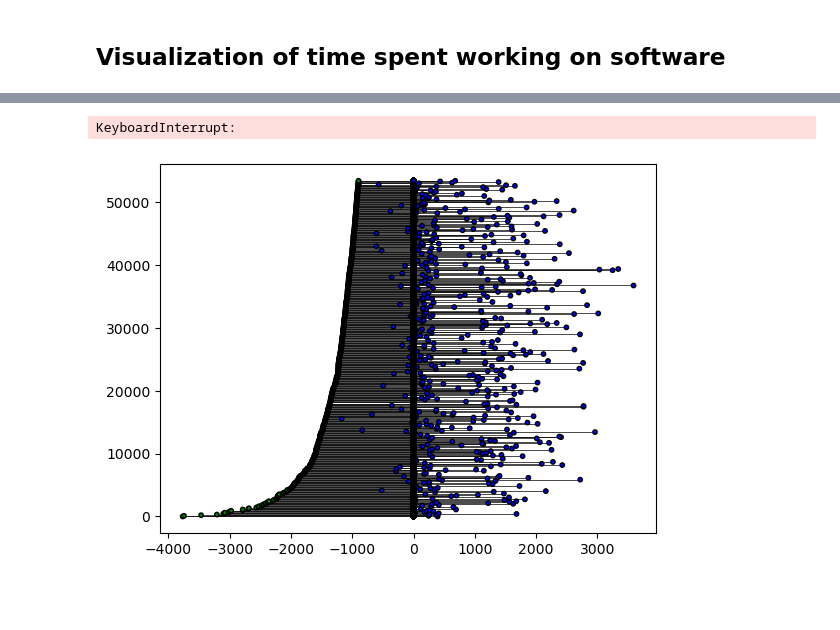
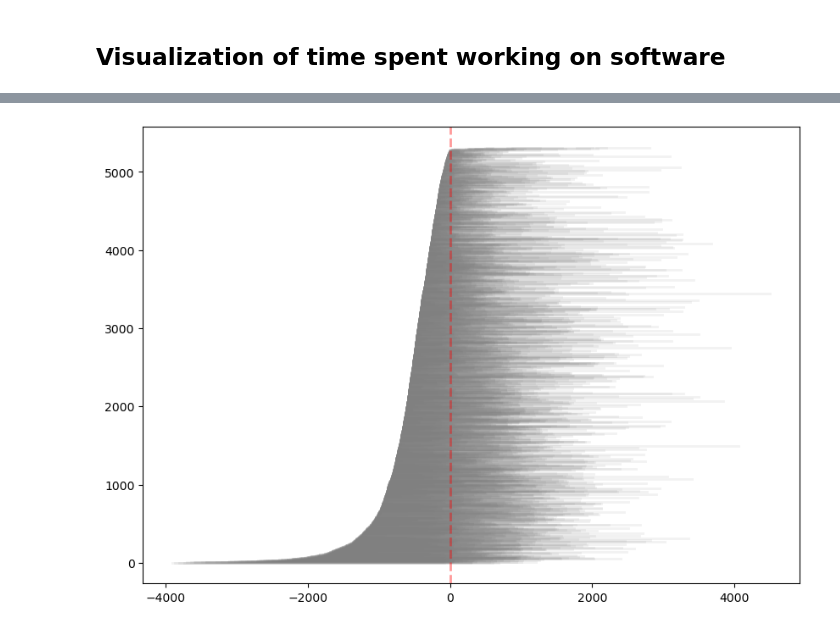
Before and after one commit to zhukovanadezhda/bioinformatics-software, a Jupyter notebook: pubmed_api.ipynb, the cells around one changed output, grey strips where cells are left out. Drawn from its saved outputs; the diff is of its cells as text; code cells hidden in the pictures; blank space fills up the shorter version.

Commit message:
fixed links extaction issues and added some graphs

```diff
--- a/pubmed_api.ipynb
+++ b/pubmed_api.ipynb
@@ -136,0 +112,3 @@ for id_iter in tqdm(df1["PMID"]):
+# %%
+df1['GitHub_link_raw'] = df1['Abstract'].astype(str).apply(pbmd.get_link)
+df1['GitHub_link_clean'] = df1['GitHub_link_raw'].astype(str).apply(pbmd.clean_link)
@@ -148,9 +142,9 @@ for i in tqdm(range(len(df1["PMID"]))):
     try:
         df1["Repo_created_at"].iloc[i], df1["Repo_updated_at"].iloc[i], log_error_repo = pbmd.get_repo_info(str(df1["GitHub_link_clean"].iloc[i]), log_error_repo)
     except:
-        log_error_repo.append(f"Error with PMID: {df1['PMID'][i]}")
+        log_error_repo.append(f"Error with PMID: {df1['PMID'][i]}\n")
         continue
-df1 = df1.reindex(columns=["PMID", "PubDate", "Repo_created_at", "Repo_updated_at", "DOI", "Journal", "Title", "GitHub_link_raw", "GitHub_link_clean", "Phrase", "Abstract"])
+df1 = df1.reindex(columns=["PMID", "PubDate", "Repo_created_at", "Repo_updated_at", "DOI", "Journal", "Title", "GitHub_link_raw", "GitHub_link_clean", "Abstract"])
 # %% [output]
 A value is trying to be set on a copy of a slice from a DataFrame
 
@@ -193,6 +190,7 @@ df["Repo_updated_at"] = pd.to_datetime(df1["Repo_updated_at"])
 df["Repo_created_at"] = (df["Repo_created_at"] - df["PubDate"]).dt.days
 df["Repo_updated_at"] = (df["Repo_updated_at"] - df["PubDate"]).dt.days
 df["PubDate"] = 0
+df["Updates"] = df.apply(lambda row: 1 if row["Repo_updated_at"] > 30 else 0, axis=1)
 # %%
 df = df.dropna(how='any')
 df = df.sort_values(by=['Repo_created_at', 'Repo_updated_at'], ascending=[True, True])
@@ -216,14 +197,0 @@ df
-# %%
-warnings.filterwarnings("ignore")
-
-new_df = pd.DataFrame(columns=df.columns)
-
-for index, row in tqdm(df.iterrows()):
-    new_df = new_df.append(row)
-
-    for i in range(100):
-        new_df = new_df.append(pd.Series([0]*len(df.columns), index=df.columns), ignore_index=True)
-
-warnings.resetwarnings()
-
-new_df
@@ -244,21 +198,11 @@ new_df
 # %%
-fig, ax = plt.subplots()
+fig, ax = plt.subplots(figsize=(10, 7))
 
+for i, row in tqdm(df.iterrows()):
+    ax.plot([row['Repo_created_at'], row['Repo_updated_at']], [i, i], color='grey', linewidth=2, zorder=1, alpha = 0.1)
 
-for i, row in tqdm(new_df.iterrows()):
-
-    ax.plot([row['Repo_created_at'], row['Repo_updated_at']], [i, i], color='black', linewidth=0.5, zorder=1)
-    ax.scatter([row['Repo_created_at'], row['Repo_updated_at']], [i, i], s=10, facecolors=['green', 'blue'], edgecolors='black', zorder=2)
-
-ax.axvline(x=0, color='red', linestyle='--', linewidth=2.5, zorder=3)
-
-pubdate_marker = plt.Line2D([0,0],[0,0],linestyle='--', color='red', label='PubDate', markerfacecolor='red', linewidth=3)
-created_marker = plt.Line2D([0,0],[0,0],marker='o', color='w', label='Repo_created', markerfacecolor='green', markersize=8)
-updated_marker = plt.Line2D([0,0],[0,0],marker='o', color='w', label='Repo_updated', markerfacecolor='blue', markersize=8)
-
-ax.legend(handles=[pubdate_marker, created_marker, updated_marker])
+ax.axvline(x=0, color='red', linestyle='--', linewidth=2, alpha = 0.4, zorder=2)
 
 plt.show()
 # %% [output]
-KeyboardInterrupt:
-[figure, old version]
+[figure, new version]
```
Also changed, not shown: parts of 16 cells of this notebook, 8 other files.
